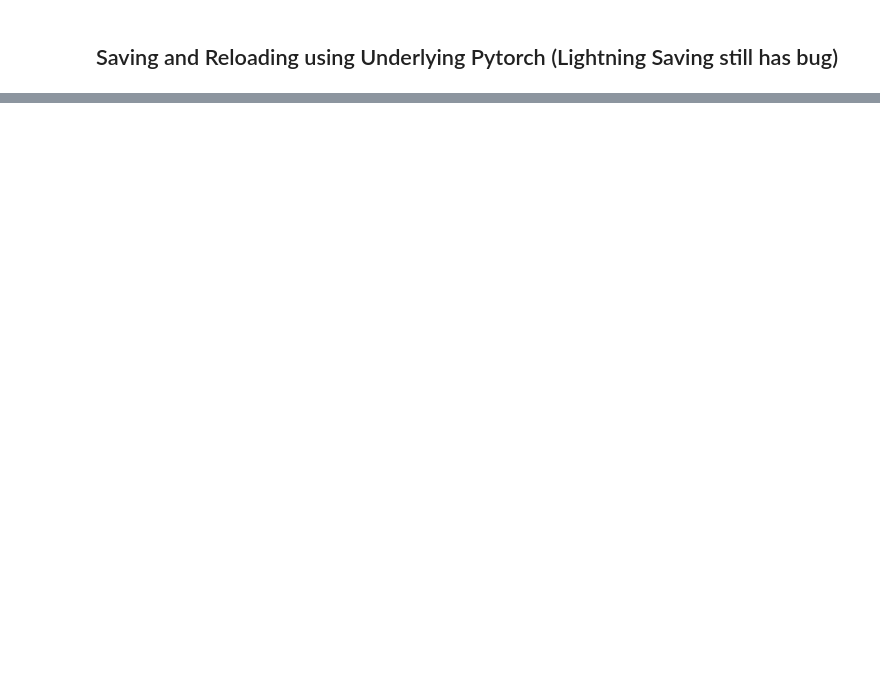
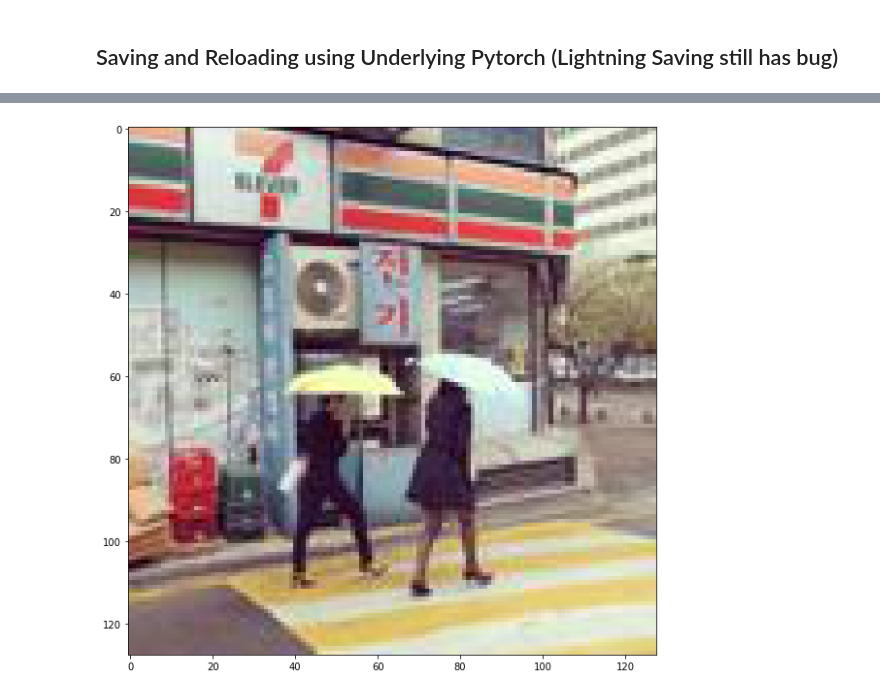
Before and after one commit to bguan/plmcbbox, a Jupyter notebook: 30_subcoco_pl.ipynb, the cells around one changed output, grey strips where cells are left out. Cells and saved outputs as stored; diff of their text form; code cells hidden in the pictures; blank space fills up the shorter version.

```diff
--- a/30_subcoco_pl.ipynb
+++ b/30_subcoco_pl.ipynb
@@ -291,10 +298,17 @@ def save_final():
 # %%
+model_save_path = f"models/FRCNN-subcoco-final.saved"
+save_final(frcnn_model, model_save_path)
 pretrained_model = FRCNN(lbl2name=stats.lbl2name)
 pretrained_model.model.load_state_dict(torch.load(model_save_path))
 pretrained_model.freeze()
 # %%
-pred = pretrained_model([img[0]])
-pred_l2bs = digest_pred(stats.lbl2name, pred[0])
-pimg = torchvision.transforms.ToPILImage()(img[0])
+# Only do this if GPU avail, otherwise Github CI times out
+if torch.cuda.is_available():
+    x = images[1]
+    pred = pretrained_model([x])
+    pred_l2bs = digest_pred(stats.lbl2name, pred[0])
+    pimg = torchvision.transforms.ToPILImage()(x)
 
-overlay_img_bbox(pimg, pred_l2bs, stats.lbl2name)
+    overlay_img_bbox(pimg, pred_l2bs, stats.lbl2name)
+# %% [output]
+[figure, added]
```
Also changed, not shown: parts of 18 cells of this notebook, 11 other files.
